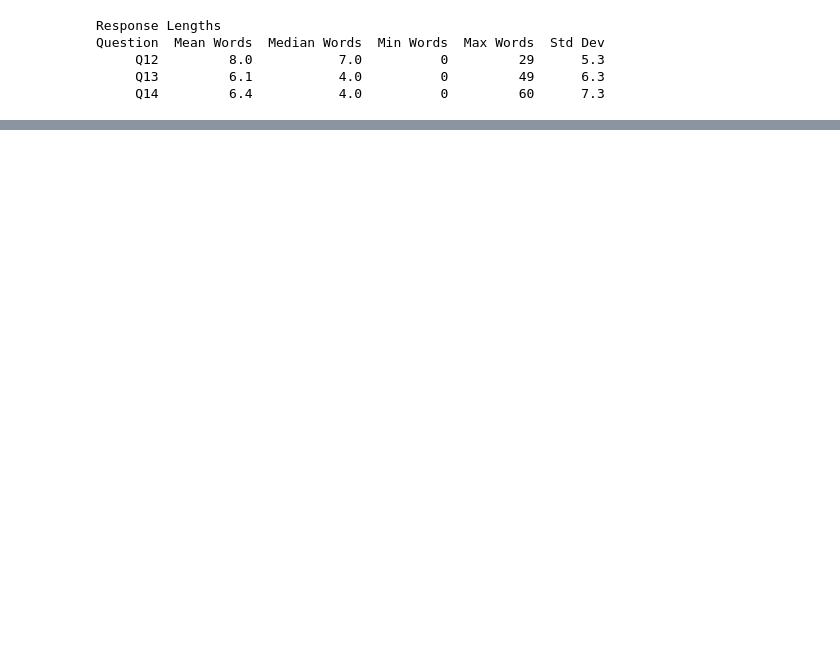
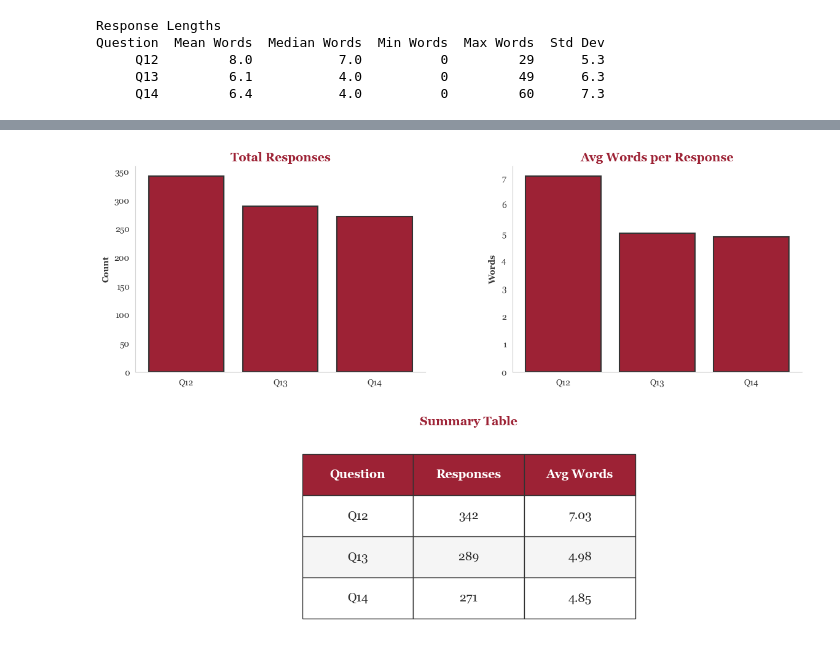
Before and after one commit to EricaCamelopardalis/SI_Data, a Jupyter notebook: Spacy_Sentiment.ipynb, the cells around one changed output, grey strips where cells are left out. Saved outputs shown, nothing was run; the diff lists cells and outputs as text; code cells hidden in the pictures; blank space fills up the shorter version.

```diff
--- a/Spacy_Sentiment.ipynb
+++ b/Spacy_Sentiment.ipynb
@@ -58,9 +94,3 @@ def preprocess_text(text):
 def normalize_repeated_chars(text):
     return re.sub(r"(.)\1{2,}", r"\1\1", text)  # limit repeated characters to 2
-# %%
-processed_texts = []
-for response in df['response']:  # survey_texts = list of student responses
-    clean_text = normalize_repeated_chars(response)
-    tokens = preprocess_text(clean_text)
-    processed_texts.append(tokens)
 # %%
@@ -358,5 +403,0 @@ def create_pos_analysis(df, top_n=10):
-# %%
-print(df.columns.tolist())
-print("\nColumn positions:")
-for i, col in enumerate(df.columns):
-    print(f"{i}: {col}")
@@ -767,0 +758,7 @@ None
+# %%
+# Set style
+sns.set_style("whitegrid")
+plt.rcParams['figure.dpi'] = 100
+
+# Get the overview data
+overview = create_question_overview(df_filtered)
@@ -767,0 +771,70 @@ None
+# %%
+# Color palette.
+cardinal_red = '#9D2235'
+white = '#FFFFFF'
+dark_gray = '#333333'
+light_gray = '#F5F5F5'
+
+# Set Georgia font.
+plt.rcParams['font.family'] = 'Georgia'
+
+fig = plt.figure(figsize=(14, 10), facecolor=white)
+gs = fig.add_gridspec(2, 2, height_ratios=[1, 1], hspace=0.3, wspace=0.3)
+
+# Top-left: Response counts.
+ax1 = fig.add_subplot(gs[0, 0])
+ax1.bar(overview['question_id'], overview['Total Responses'],
+        color=cardinal_red, edgecolor=dark_gray, linewidth=1.5)
+ax1.set_ylabel('Count', fontweight='bold', color=dark_gray)
+ax1.set_title('Total Responses', fontsize=14, fontweight='bold', color=cardinal_red)
+ax1.set_facecolor(white)
+ax1.spines['top'].set_visible(False)
+ax1.spines['right'].set_visible(False)
+ax1.tick_params(colors=dark_gray)
+ax1.grid(False)
+
+# Top-right: Average words.
+ax2 = fig.add_subplot(gs[0, 1])
+ax2.bar(overview['question_id'], overview['Avg Words per Response'],
+        color=cardinal_red, edgecolor=dark_gray, linewidth=1.5)
+ax2.set_ylabel('Words', fontweight='bold', color=dark_gray)
+ax2.set_title('Avg Words per Response', fontsize=14, fontweight='bold', color=cardinal_red)
+ax2.set_facecolor(white)
+ax2.spines['top'].set_visible(False)
+ax2.spines['right'].set_visible(False)
+ax2.tick_params(colors=dark_gray)
+ax2.grid(False)
+
+# Bottom: Summary table spanning both columns.
+ax3 = fig.add_subplot(gs[1, :])
+ax3.axis('tight')
+ax3.axis('off')
+
+table_data = overview[['question_id', 'Total Responses', 'Avg Words per Response']].values
+table = ax3.table(cellText=table_data,
+                  colLabels=['Question', 'Responses', 'Avg Words'],
+                  cellLoc='center',
+                  loc='center',  # This centers the table.
+                  bbox=[0.25, 0.1, 0.5, 0.8])  # [left, bottom, width, height] to center it.
+
+table.auto_set_font_size(False)
+table.set_fontsize(14)
+table.scale(1, 2.5)
+
+# Style header - Cardinal Red.
+for i in range(3):
+    table[(0, i)].set_facecolor(cardinal_red)
+    table[(0, i)].set_text_props(weight='bold', color=white)
+    table[(0, i)].set_edgecolor(dark_gray)
+
+# Alternate row colors - white and light gray.
+for i in range(1, len(overview) + 1):
+    for j in range(3):
+        if i % 2 == 0:
+            table[(i, j)].set_facecolor(light_gray)
+        else:
+            table[(i, j)].set_facecolor(white)
+        table[(i, j)].set_edgecolor(dark_gray)
+
+ax3.set_title('Summary Table', fontsize=14, fontweight='bold', pad=10, color=cardinal_red)
+# %% [output]
@@ -767,0 +842 @@ None
+[figure, added]
```
Also changed, not shown: parts of 64 cells of this notebook.
